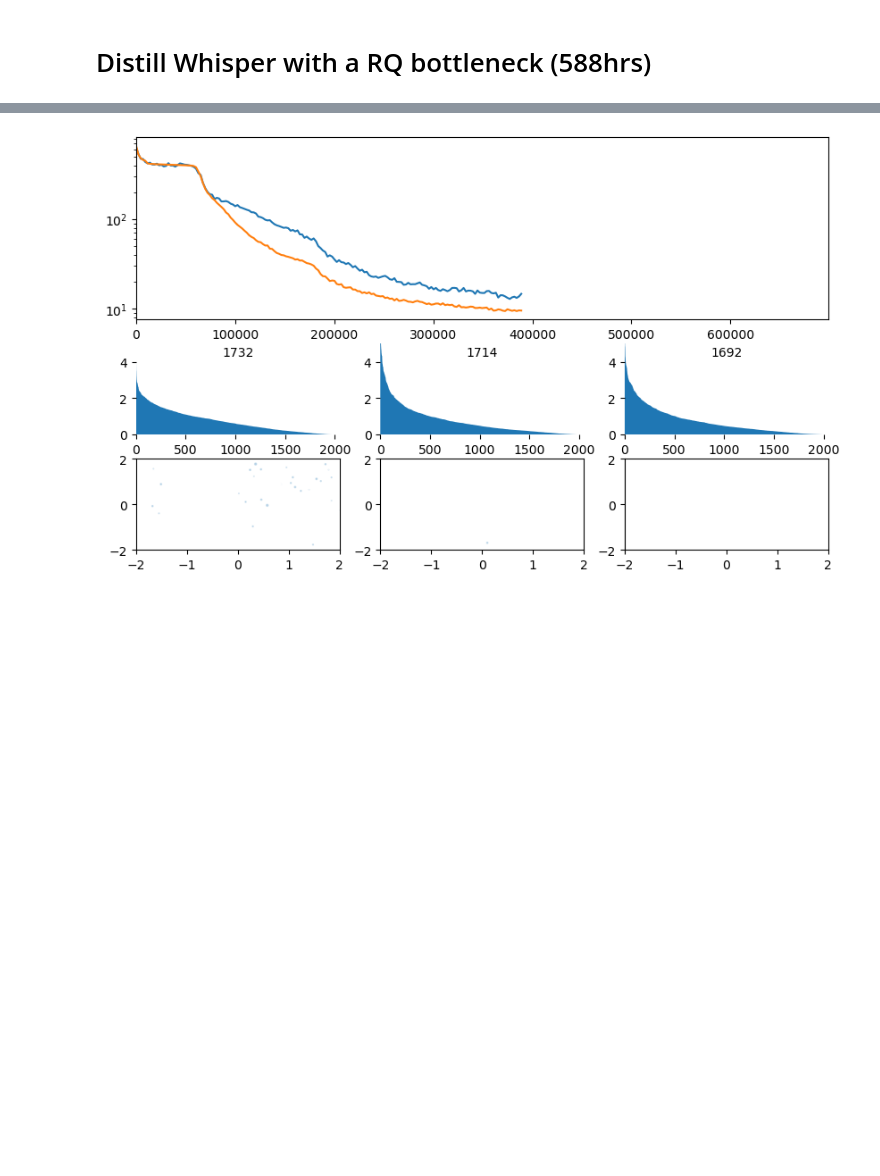
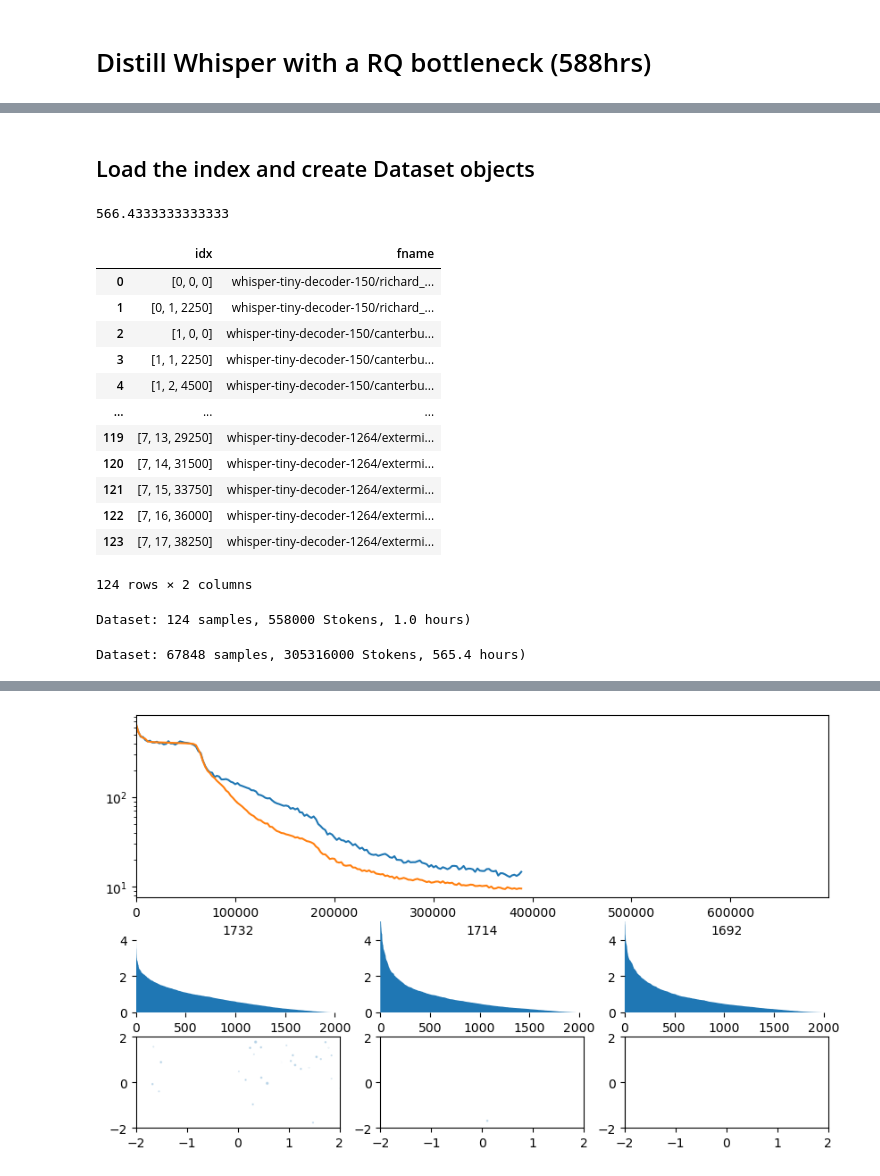
Before and after one commit to collabora/WhisperSpeech, a Jupyter notebook: nbs/2F. Residual (RQ) semantic token extraction model.ipynb, the cells around one changed output, grey strips where cells are left out. Cells and saved outputs as stored; diff of their text form; code cells hidden in the pictures; blank space fills up the shorter version.

```diff
--- a/nbs/2F. Residual (RQ) semantic token extraction model.ipynb
+++ b/nbs/2F. Residual (RQ) semantic token extraction model.ipynb
@@ -55,0 +41,8 @@ array([    0,     3,    38, ..., 70529, 70548, 70560])
+# %% [markdown]
+## Load the index and create Dataset objects
+# %%
+data = pd.read_feather('whisper-tiny-emb-dataset.feather')
+# %%
+len(data) * 30 / 3600
+# %% [output]
+566.4333333333333
@@ -55,0 +75,27 @@ array([    0,     3,    38, ..., 70529, 70548, 70560])
+# %%
+data[:124]
+# %% [output]
+|  | idx | fname |
+| 0 | [0, 0, 0] | whisper-tiny-decoder-150/richard_... |
+| 1 | [0, 1, 2250] | whisper-tiny-decoder-150/richard_... |
+| 2 | [1, 0, 0] | whisper-tiny-decoder-150/canterbu... |
+| 3 | [1, 1, 2250] | whisper-tiny-decoder-150/canterbu... |
+| 4 | [1, 2, 4500] | whisper-tiny-decoder-150/canterbu... |
+| ... | ... | ... |
+| 119 | [7, 13, 29250] | whisper-tiny-decoder-1264/extermi... |
+| 120 | [7, 14, 31500] | whisper-tiny-decoder-1264/extermi... |
+| 121 | [7, 15, 33750] | whisper-tiny-decoder-1264/extermi... |
+| 122 | [7, 16, 36000] | whisper-tiny-decoder-1264/extermi... |
+| 123 | [7, 17, 38250] | whisper-tiny-decoder-1264/extermi... |
+124 rows × 2 columns
+# %%
+val_data, train_data = data[:124], data[124:]
+val_ds = SADataset(val_data, '/mnt/whisper-distil/')
+val_ds
+# %% [output]
+Dataset: 124 samples, 558000 Stokens, 1.0 hours)
+# %%
+train_ds = SADataset(train_data, '/mnt/whisper-distil/')
+train_ds
+# %% [output]
+Dataset: 67848 samples, 305316000 Stokens, 565.4 hours)
```
Also changed, not shown: parts of 48 cells of this notebook, 2 other files.
